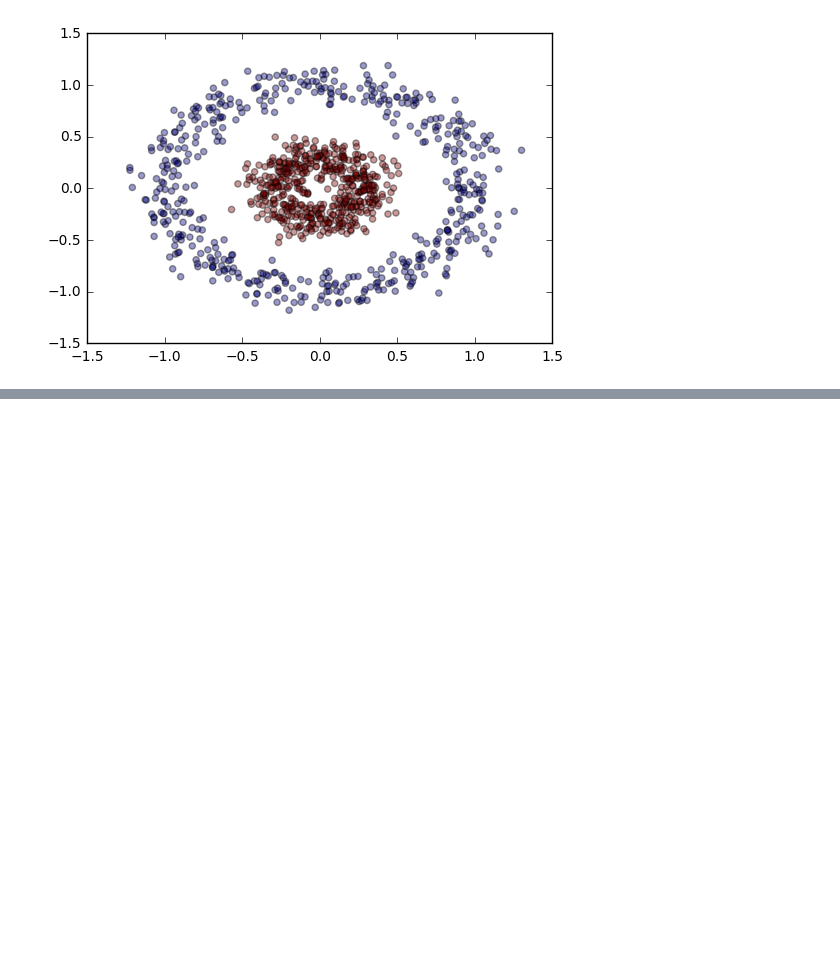
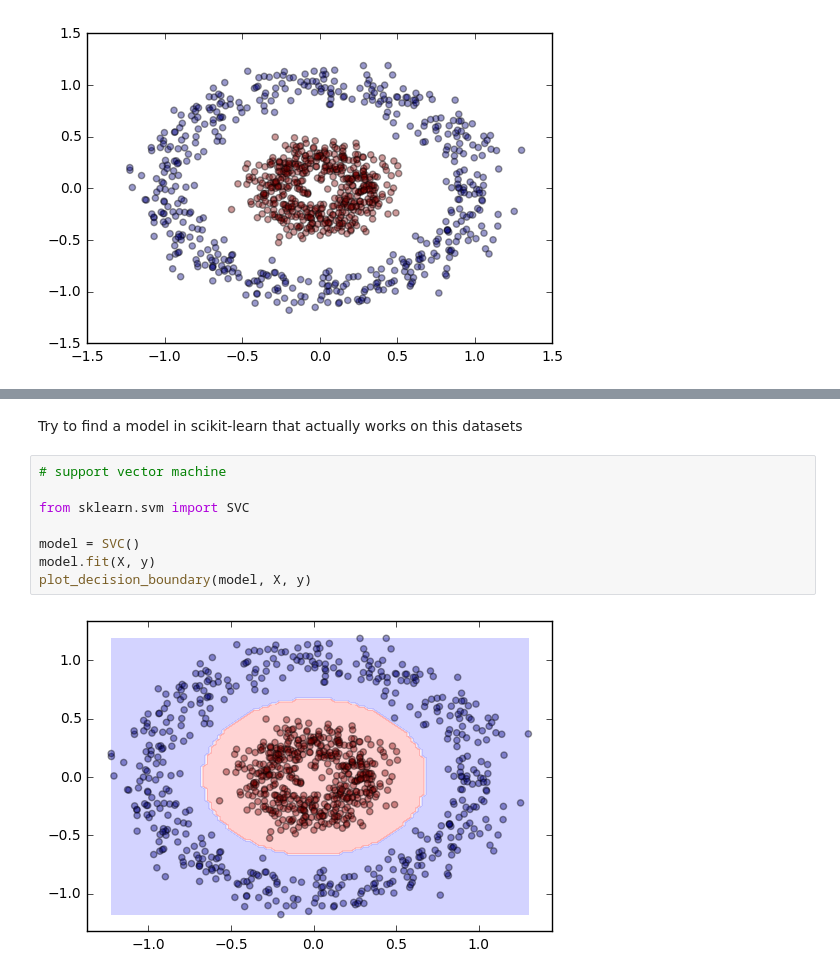
Before and after one commit to mzanetti79/ML-INFN, a Jupyter notebook: DL-INFN/0_Intro.ipynb, the cells around one changed output, grey strips where cells are left out. Cells and saved outputs as stored; diff of their text form; blank space fills up the shorter version.

```diff
--- a/DL-INFN/0_Intro.ipynb
+++ b/DL-INFN/0_Intro.ipynb
@@ -104,0 +91,12 @@ Which changes make the model converge faster to a solution? Discuss with the per
+# %% [markdown]
+Try to find a model in scikit-learn that actually works on this datasets
+# %%
+# support vector machine
+
+from sklearn.svm import SVC
+
+model = SVC()
+model.fit(X, y)
+plot_decision_boundary(model, X, y)
+# %% [output]
+[figure, added]
```
Also changed, not shown: parts of 8 cells of this notebook, 23 other files.
